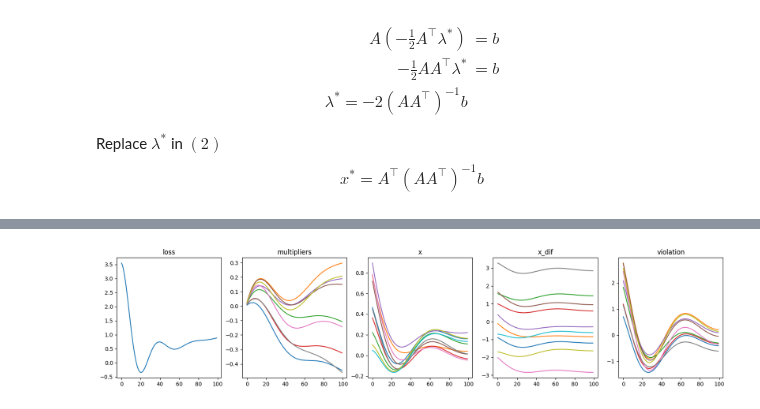
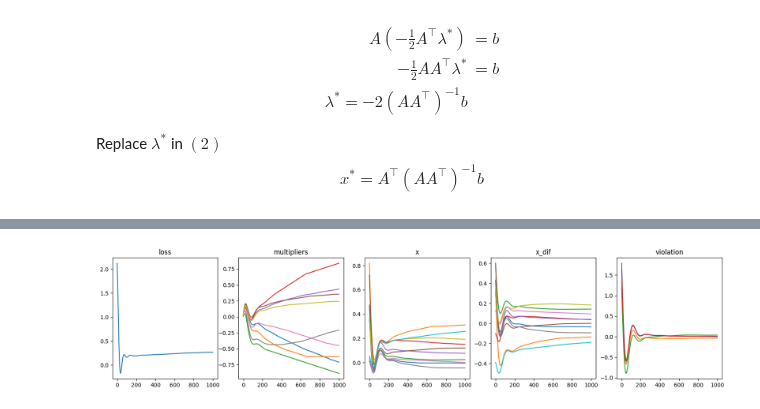
Before and after one commit to cooper-org/cooper, a Jupyter notebook: tutorials/least_squares.ipynb, the cells around one changed output, grey strips where cells are left out. Cells and saved outputs as stored; diff of their text form; code cells hidden in the pictures.

```diff
--- a/tutorials/least_squares.ipynb
+++ b/tutorials/least_squares.ipynb
@@ -74,25 +77,15 @@ class LeastSquares(cooper.ConstrainedMinimizationProblem):
         self.eq_group = eq_group
         super().__init__()
 
-    def compute_cmp_state(
-            self, x: torch.Tensor, A: torch.Tensor, b: torch.Tensor, indices: torch.Tensor
-        ) -> CMPState:
+    def compute_cmp_state(self, x: torch.Tensor, A: torch.Tensor, b: torch.Tensor, indices: torch.Tensor) -> CMPState:
 
-        loss = torch.linalg.norm(x)**2
+        loss = torch.linalg.norm(x) ** 2
         violations = torch.mm(A, x) - b
-        self.eq_group.state = ConstraintState(
-            violation=violations, constraint_features=indices
-        )
+        self.eq_group.state = ConstraintState(violation=violations, constraint_features=indices)
 
         return CMPState(loss=loss, observed_constraints=[self.eq_group])
 # %%
-def prepare_data(
-    n_vars: int,
-    n_eqs: int,
-    batch_size: int,
-    primal_lr: float,
-    dual_lr: float
-) -> tuple:
+def prepare_data(n_vars: int, n_eqs: int, batch_size: int, primal_lr: float, dual_lr: float) -> tuple:
 
     A = torch.rand(size=(n_eqs, n_vars))
     b = torch.rand(size=(n_eqs, 1))
@@ -155,13 +148,10 @@ def optimization_process(
 def plot_state_history(state_history: dict) -> None:
 
     iters, loss_hist, multipliers_hist, x_hist, x_dif_hist, violation_hist = zip(
-            *[
-                (k, v["loss"], v["multipliers"], v["x"], v["x_dif"], v["violation"])
-                for k, v in state_history.items()
-            ]
-        )
+        *[(k, v["loss"], v["multipliers"], v["x"], v["x_dif"], v["violation"]) for k, v in state_history.items()]
+    )
 
-    fig, ax = plt.subplots(1, 5, figsize=(20, 4))
+    _, ax = plt.subplots(1, 5, figsize=(20, 4))
 
     hist_list = [loss_hist, multipliers_hist, x_hist, x_dif_hist, violation_hist]
     hist_names = ["loss", "multipliers", "x", "x_dif", "violation"]
@@ -172,16 +162,15 @@ def plot_state_history(state_history: dict) -> None:
 # %%
 n_vars = 10
 n_eqs = 9
-batch_size = 10
-primal_lr = 3e-2
-dual_lr = 9e-3
+batch_size = 5
+primal_lr = 1e-2
+dual_lr = 1e-2
+n_iter = 1000
 
-x, x_optim, eq_group, ls_loader, optimizer, cmp = prepare_data(
-    n_vars, n_eqs, batch_size, primal_lr, dual_lr
-)
+x, x_optim, eq_group, ls_loader, optimizer, cmp = prepare_data(n_vars, n_eqs, batch_size, primal_lr, dual_lr)
 
-state_history = optimization_process(100, ls_loader, optimizer, cmp, x, x_optim, eq_group)
+state_history = optimization_process(n_iter, ls_loader, optimizer, cmp, x, x_optim, eq_group)
 
 plot_state_history(state_history)
 # %% [output]
-[figure, old version]
+[figure, new version]
```
Also changed, not shown: parts of 1 cell of this notebook, 2 other files.
